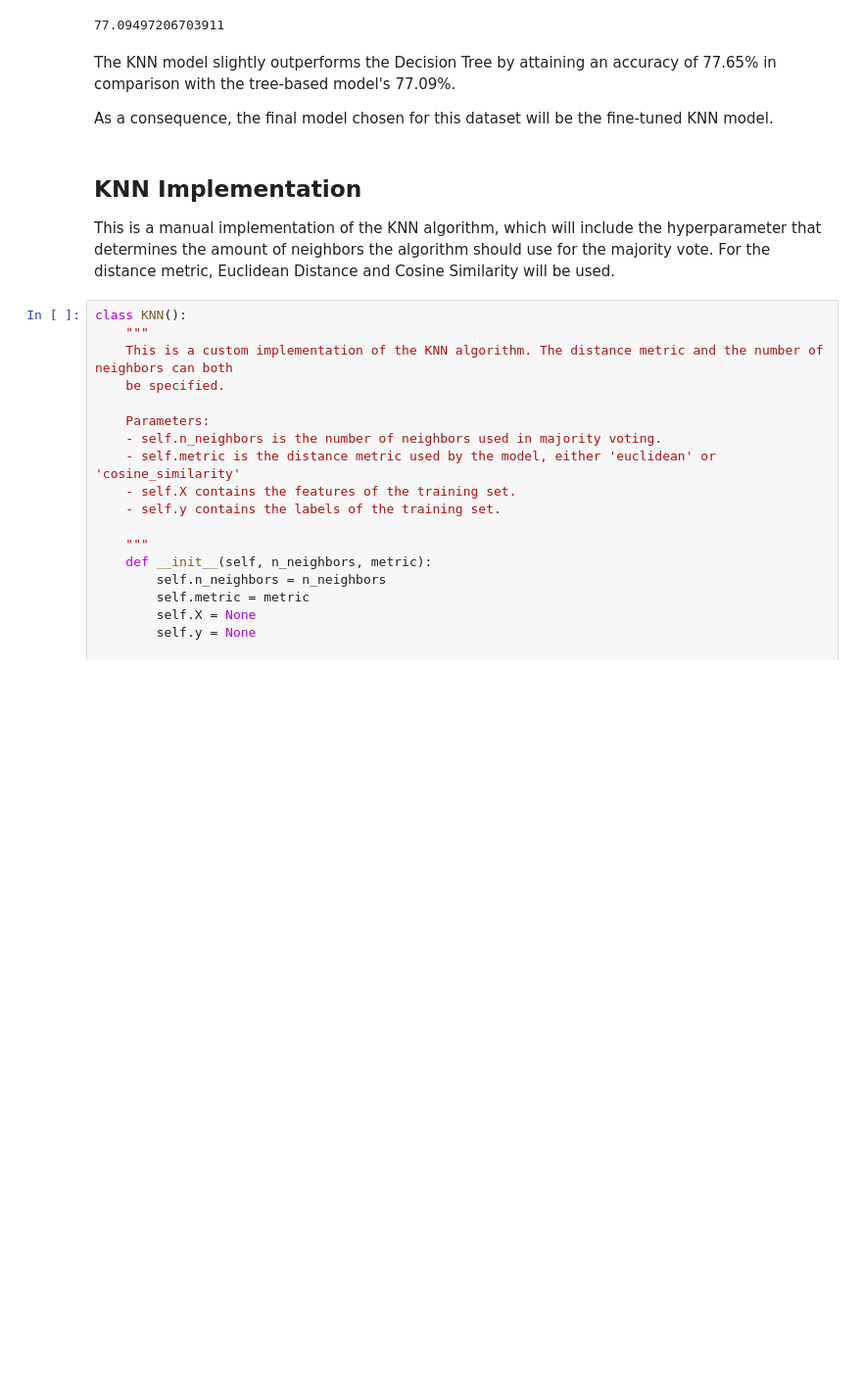
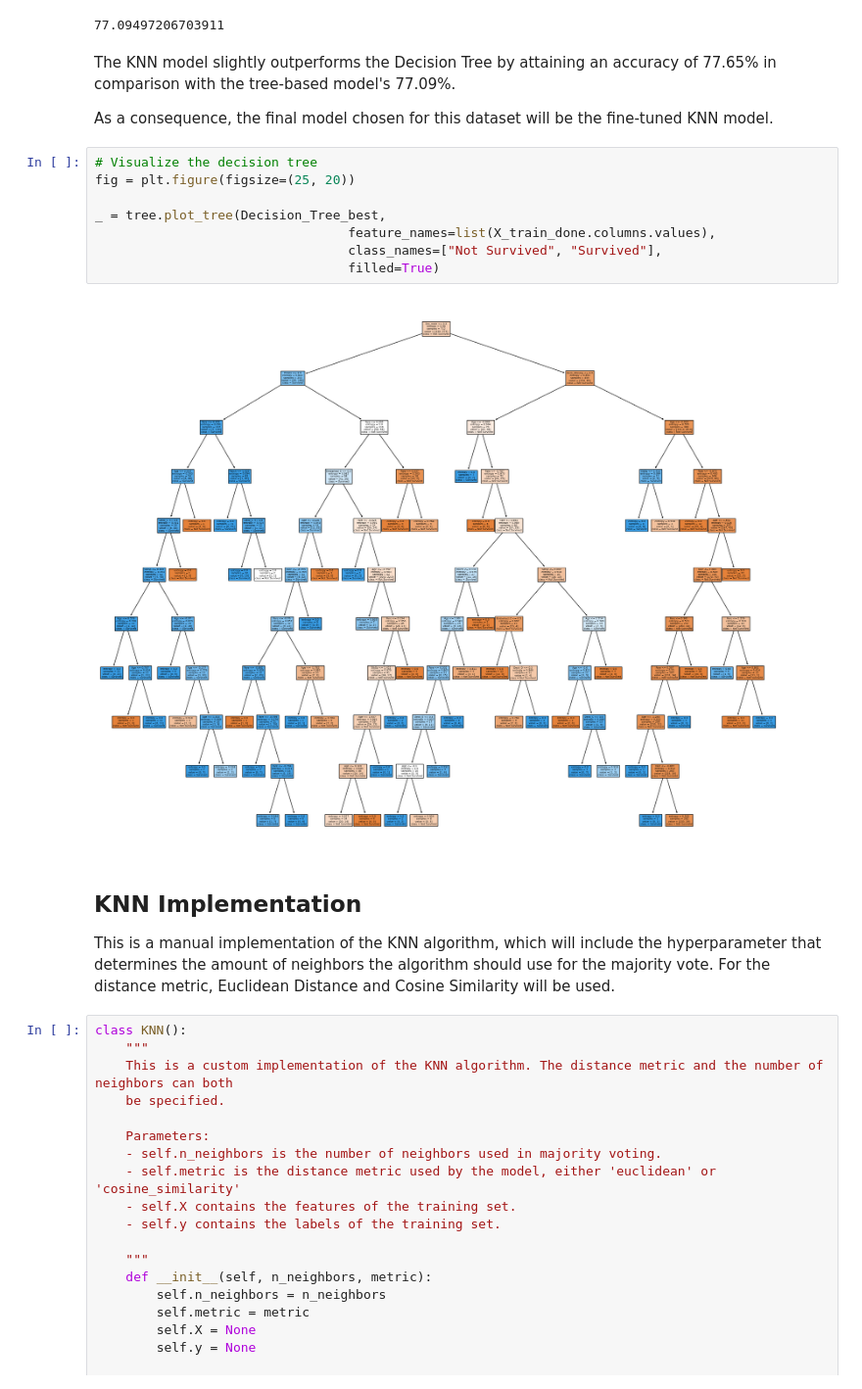
Before and after one commit to alexandergigliottipetruska/AI_projects, a Jupyter notebook: machine_learning/knn_and_decision_trees/3-classification-titanic-dataset-kaggle.ipynb, the cells around one changed output. Shown: that part at 98% size. Drawn from its saved outputs; the diff is of its cells as text; blank space fills up the shorter version.

```diff
--- a/machine_learning/knn_and_decision_trees/3-classification-titanic-dataset-kaggle.ipynb
+++ b/machine_learning/knn_and_decision_trees/3-classification-titanic-dataset-kaggle.ipynb
@@ -420,6 +420,16 @@ scores*100
 The KNN model slightly outperforms the Decision Tree by attaining an accuracy of 77.65% in comparison with the tree-based model's 77.09%.
 
 As a consequence, the final model chosen for this dataset will be the fine-tuned KNN model.
+# %%
+# Visualize the decision tree
+fig = plt.figure(figsize=(25, 20))
+
+_ = tree.plot_tree(Decision_Tree_best,
+                                 feature_names=list(X_train_done.columns.values),
+                                 class_names=["Not Survived", "Survived"],
+                                 filled=True)
+# %% [output]
+[figure, added]
 # %% [markdown]
 ## KNN Implementation
 
```
Also changed, not shown: parts of 7 cells of this notebook.
